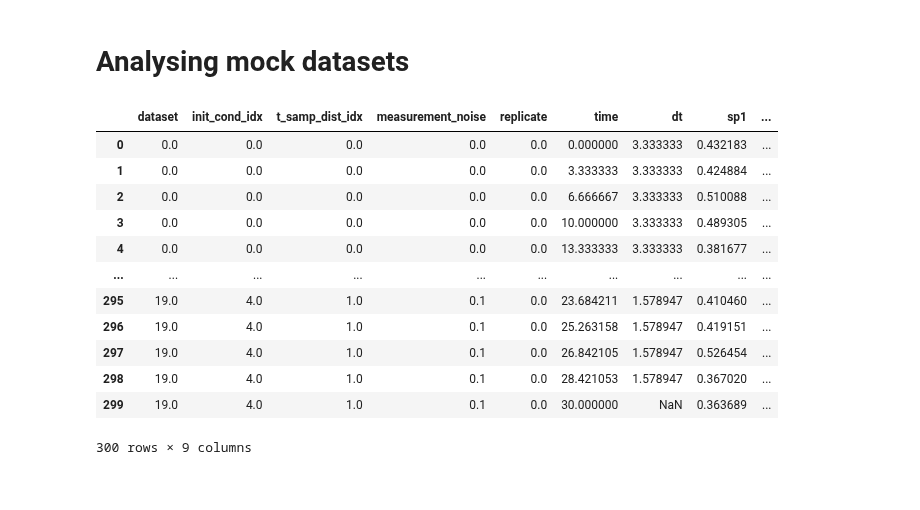
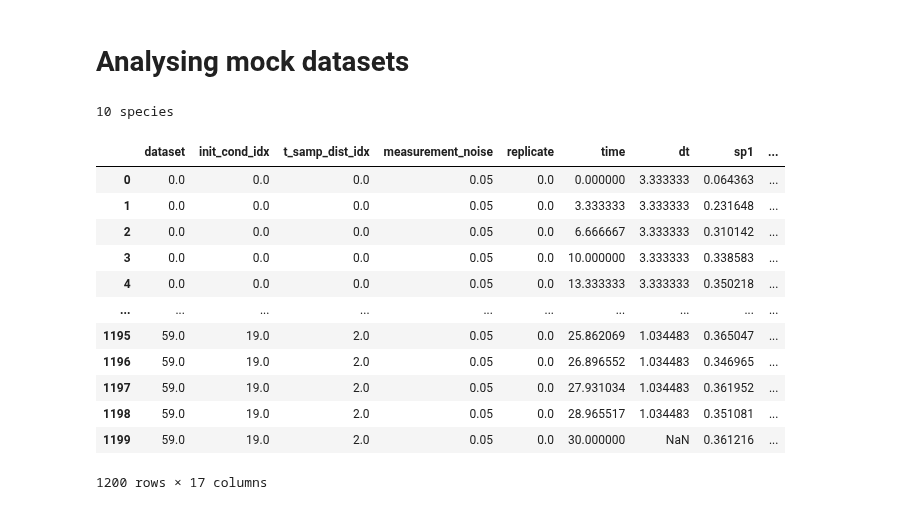
Before and after one commit to joaovaleriano/gLV_OED, a Jupyter notebook: notebooks/analysis.ipynb, the cells around one changed output. Drawn from its saved outputs; the diff is of its cells as text; code cells hidden in the pictures.

```diff
--- a/notebooks/analysis.ipynb
+++ b/notebooks/analysis.ipynb
@@ -29,24 +29,29 @@ metadatafiles = [f"metadata{i.split('dataset')[1].split('csv')[0]}txt"\
 
 datafiles = natural_sort(datafiles)
 metadatafiles = natural_sort(metadatafiles)
+# %%
+n_sp = int(datafiles[-1].split("dataset")[1].split("_")[0])
+print(f"{n_sp} species")
+# %% [output]
+10 species
 # %%
-df = pd.read_csv(datapath+datafiles[0], index_col=0)
-metatext = open(f"{datapath}../metadata/"+metadatafiles[0], "r").read().split("\n")
+df = pd.read_csv(datapath+datafiles[-1], index_col=0)
+metatext = open(f"{datapath}../metadata/"+metadatafiles[-1], "r").read().split("\n")
 df
 # %% [output]
 |  | dataset | init_cond_idx | t_samp_dist_idx | measurement_noise | replicate | time | dt | sp1 | ... |
-| 0 | 0.0 | 0.0 | 0.0 | 0.0 | 0.0 | 0.000000 | 3.333333 | 0.432183 | ... |
-| 1 | 0.0 | 0.0 | 0.0 | 0.0 | 0.0 | 3.333333 | 3.333333 | 0.424884 | ... |
-| 2 | 0.0 | 0.0 | 0.0 | 0.0 | 0.0 | 6.666667 | 3.333333 | 0.510088 | ... |
-| 3 | 0.0 | 0.0 | 0.0 | 0.0 | 0.0 | 10.000000 | 3.333333 | 0.489305 | ... |
-| 4 | 0.0 | 0.0 | 0.0 | 0.0 | 0.0 | 13.333333 | 3.333333 | 0.381677 | ... |
+| 0 | 0.0 | 0.0 | 0.0 | 0.05 | 0.0 | 0.000000 | 3.333333 | 0.064363 | ... |
+| 1 | 0.0 | 0.0 | 0.0 | 0.05 | 0.0 | 3.333333 | 3.333333 | 0.231648 | ... |
+| 2 | 0.0 | 0.0 | 0.0 | 0.05 | 0.0 | 6.666667 | 3.333333 | 0.310142 | ... |
+| 3 | 0.0 | 0.0 | 0.0 | 0.05 | 0.0 | 10.000000 | 3.333333 | 0.338583 | ... |
+| 4 | 0.0 | 0.0 | 0.0 | 0.05 | 0.0 | 13.333333 | 3.333333 | 0.350218 | ... |
 | ... | ... | ... | ... | ... | ... | ... | ... | ... | ... |
-| 295 | 19.0 | 4.0 | 1.0 | 0.1 | 0.0 | 23.684211 | 1.578947 | 0.410460 | ... |
-| 296 | 19.0 | 4.0 | 1.0 | 0.1 | 0.0 | 25.263158 | 1.578947 | 0.419151 | ... |
-| 297 | 19.0 | 4.0 | 1.0 | 0.1 | 0.0 | 26.842105 | 1.578947 | 0.526454 | ... |
-| 298 | 19.0 | 4.0 | 1.0 | 0.1 | 0.0 | 28.421053 | 1.578947 | 0.367020 | ... |
-| 299 | 19.0 | 4.0 | 1.0 | 0.1 | 0.0 | 30.000000 | NaN | 0.363689 | ... |
+| 1195 | 59.0 | 19.0 | 2.0 | 0.05 | 0.0 | 25.862069 | 1.034483 | 0.365047 | ... |
+| 1196 | 59.0 | 19.0 | 2.0 | 0.05 | 0.0 | 26.896552 | 1.034483 | 0.346965 | ... |
+| 1197 | 59.0 | 19.0 | 2.0 | 0.05 | 0.0 | 27.931034 | 1.034483 | 0.361952 | ... |
+| 1198 | 59.0 | 19.0 | 2.0 | 0.05 | 0.0 | 28.965517 | 1.034483 | 0.351081 | ... |
+| 1199 | 59.0 | 19.0 | 2.0 | 0.05 | 0.0 | 30.000000 | NaN | 0.361216 | ... |
-300 rows × 9 columns
+1200 rows × 17 columns
 # %%
 def get_meta(metatext):
     meta = {}
```
Also changed, not shown: parts of 21 cells of this notebook, 2 other files.
